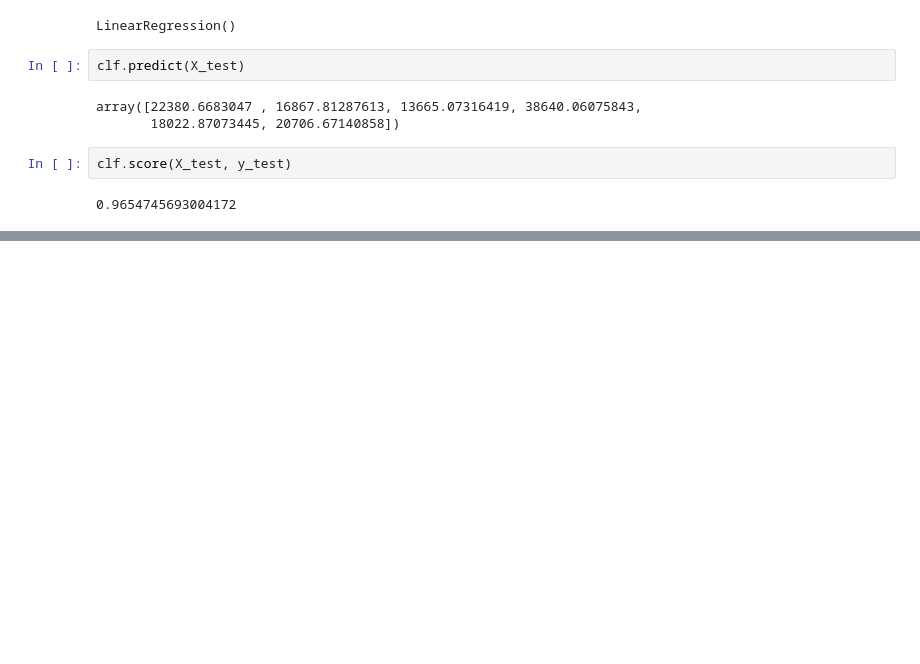
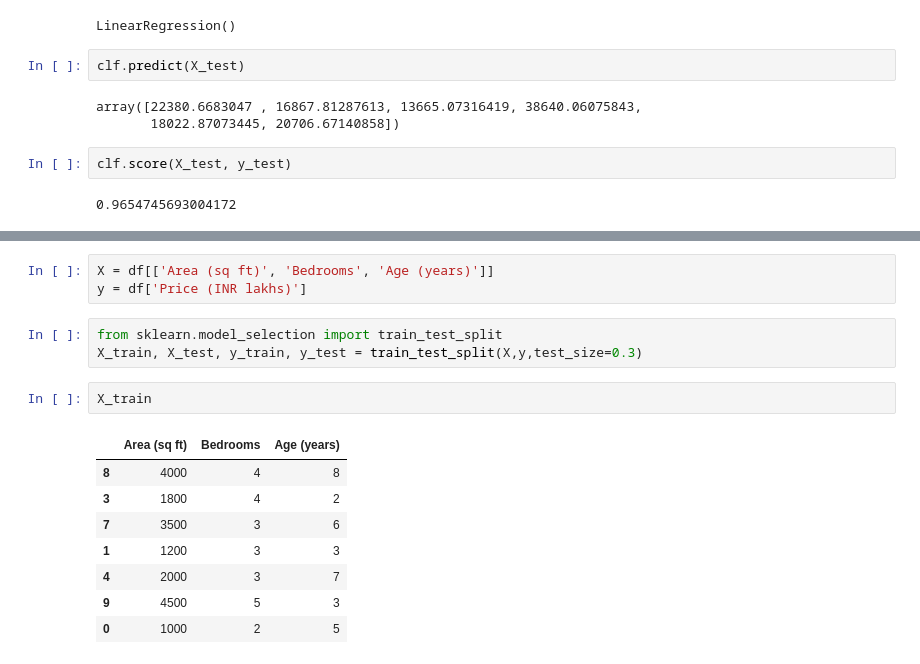
Before and after one commit to Adithyan-7/machine-learning-journey, a Jupyter notebook: train_and_test_split/train_and_test.ipynb, the cells around one changed output, grey strips where cells are left out. Cells and saved outputs as stored; diff of their text form; blank space fills up the shorter version.

Commit message:
Updated regression model code

```diff
--- a/train_and_test_split/train_and_test.ipynb
+++ b/train_and_test_split/train_and_test.ipynb
@@ -100,0 +123,17 @@ clf.score(X_test, y_test)
+# %%
+X = df[['Area (sq ft)', 'Bedrooms', 'Age (years)']]
+y = df['Price (INR lakhs)']
+# %%
+from sklearn.model_selection import train_test_split
+X_train, X_test, y_train, y_test = train_test_split(X,y,test_size=0.3)
+# %%
+X_train
+# %% [output]
+|  | Area (sq ft) | Bedrooms | Age (years) |
+| 8 | 4000 | 4 | 8 |
+| 3 | 1800 | 4 | 2 |
+| 7 | 3500 | 3 | 6 |
+| 1 | 1200 | 3 | 3 |
+| 4 | 2000 | 3 | 7 |
+| 9 | 4500 | 5 | 3 |
+| 0 | 1000 | 2 | 5 |
```
Also changed, not shown: parts of 8 cells of this notebook.
